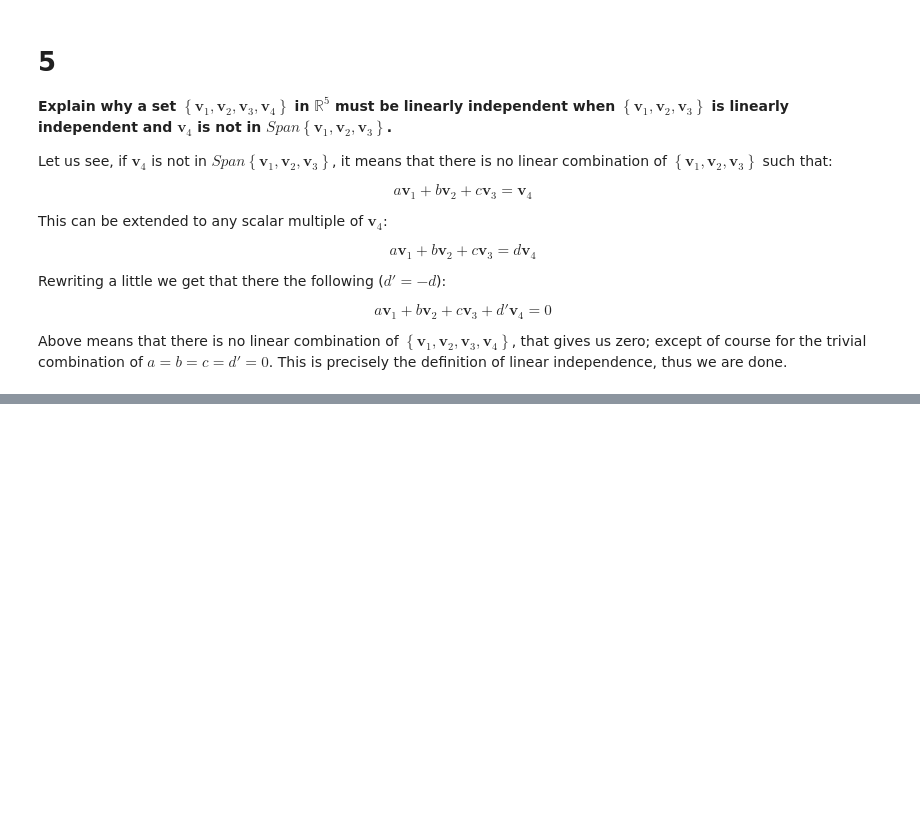
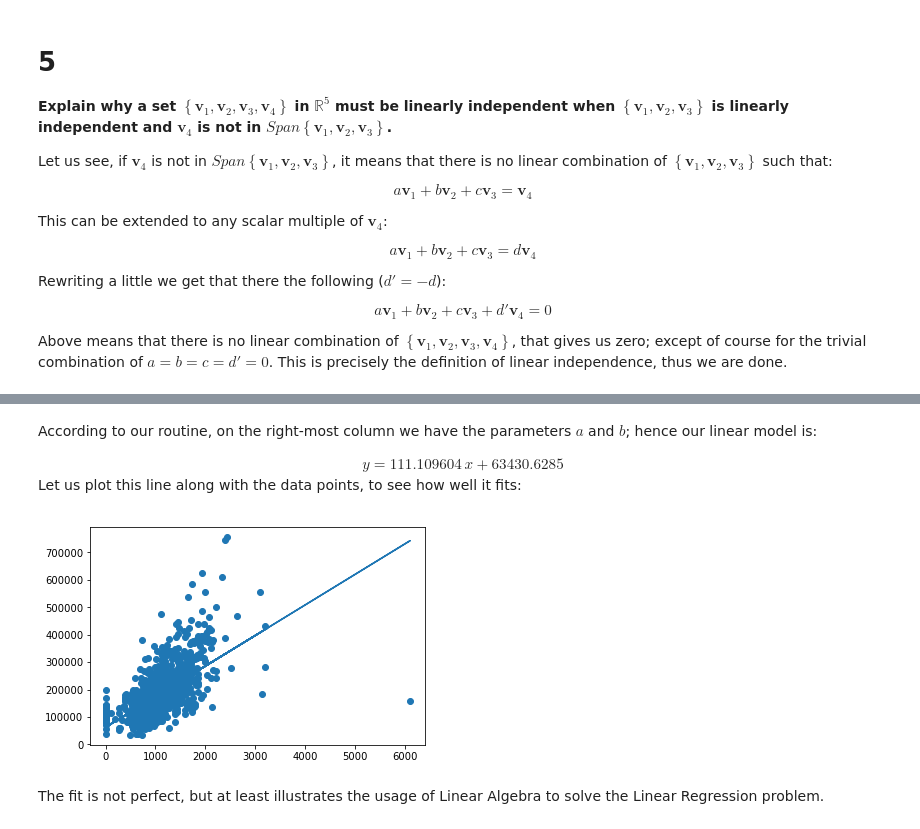
Before and after one commit to dariomx/data-science-learning, a Jupyter notebook: machine-learning/course-math-for-ai/hw1/math4ai-hw1.ipynb, the cells around one changed output, grey strips where cells are left out. Cells and saved outputs as stored; diff of their text form; code cells hidden in the pictures; blank space fills up the shorter version.

```diff
--- a/machine-learning/course-math-for-ai/hw1/math4ai-hw1.ipynb
+++ b/machine-learning/course-math-for-ai/hw1/math4ai-hw1.ipynb
@@ -465,0 +507,8 @@ IOError: Not a gzipped file
+# %%
+n = data.shape[0]
+x = data[:,0]
+y = data[:,1]
+A = np.array([[sum(x*x), sum(x)], [sum(x), n]])
+B = np.array([sum(x*y), sum(y)])
+print("A =\n%s\n" % A)
+print("B =\n%s\n" % B)
@@ -465,0 +544,16 @@ IOError: Not a gzipped file
+# %% [markdown]
+According to our routine, on the right-most column we have the parameters $a$ and $b$; hence our linear model is:
+
+<center>$y = 111.109604\,x + 63430.6285$ </center>
+
+Let us plot this line along with the data points, to see how well it fits:
+# %%
+a = 111.109604
+b = 63430.6285
+plt.scatter(x, y)
+plt.plot(x, a*x + b)
+print
+# %% [output]
+[figure, added]
+# %% [markdown]
+The fit is not perfect, but at least illustrates the usage of Linear Algebra to solve the Linear Regression problem.
```
Also changed, not shown: parts of 11 cells of this notebook.
